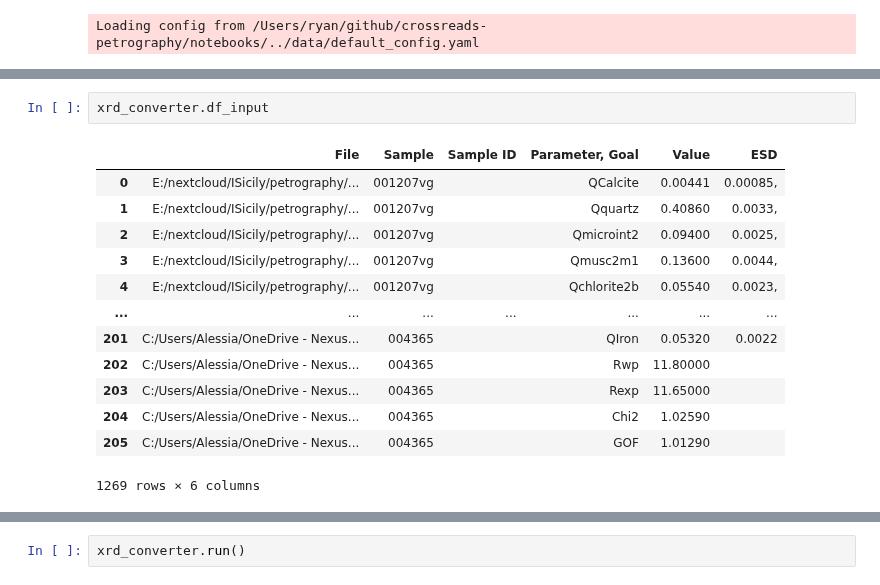
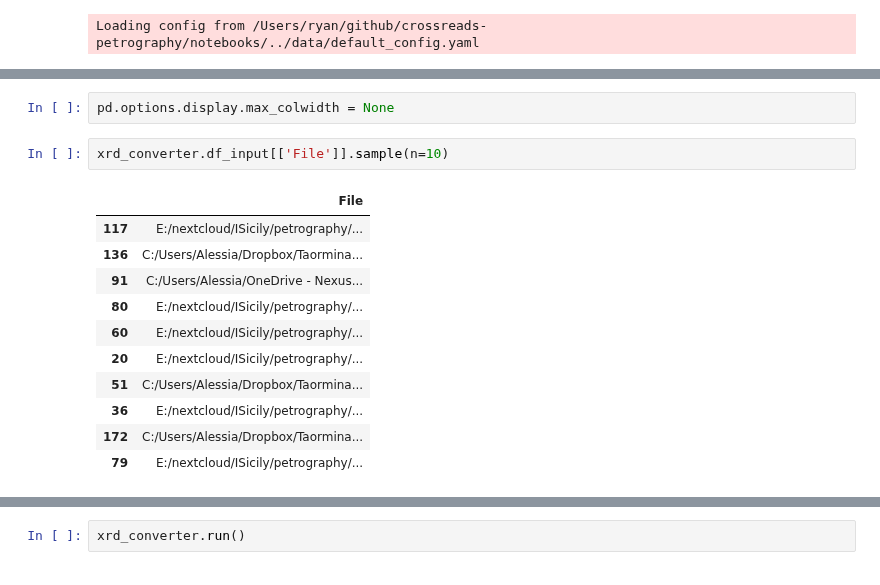
Before and after one commit to kingsdigitallab/crossreads-petrography, a Jupyter notebook: notebooks/XRD.ipynb, the cells around one changed output, grey strips where cells are left out. Cells and saved outputs as stored; diff of their text form.

```diff
--- a/notebooks/XRD.ipynb
+++ b/notebooks/XRD.ipynb
@@ -8,16 +22,16 @@ xrd_converter = XRDConverter()
+# %%
+pd.options.display.max_colwidth = None
 # %%
-xrd_converter.df_input
+xrd_converter.df_input[['File']].sample(n=10)
 # %% [output]
-|  | File | Sample | Sample ID | Parameter, Goal | Value | ESD |
-| 0 | E:/nextcloud/ISicily/petrography/... | 001207vg |  | QCalcite | 0.00441 | 0.00085, |
-| 1 | E:/nextcloud/ISicily/petrography/... | 001207vg |  | Qquartz | 0.40860 | 0.0033, |
-| 2 | E:/nextcloud/ISicily/petrography/... | 001207vg |  | Qmicroint2 | 0.09400 | 0.0025, |
-| 3 | E:/nextcloud/ISicily/petrography/... | 001207vg |  | Qmusc2m1 | 0.13600 | 0.0044, |
-| 4 | E:/nextcloud/ISicily/petrography/... | 001207vg |  | Qchlorite2b | 0.05540 | 0.0023, |
-| ... | ... | ... | ... | ... | ... | ... |
-| 201 | C:/Users/Alessia/OneDrive - Nexus... | 004365 |  | QIron | 0.05320 | 0.0022 |
-| 202 | C:/Users/Alessia/OneDrive - Nexus... | 004365 |  | Rwp | 11.80000 |  |
-| 203 | C:/Users/Alessia/OneDrive - Nexus... | 004365 |  | Rexp | 11.65000 |  |
-| 204 | C:/Users/Alessia/OneDrive - Nexus... | 004365 |  | Chi2 | 1.02590 |  |
-| 205 | C:/Users/Alessia/OneDrive - Nexus... | 004365 |  | GOF | 1.01290 |  |
+|  | File |
+| 117 | E:/nextcloud/ISicily/petrography/... |
+| 136 | C:/Users/Alessia/Dropbox/Taormina... |
+| 91 | C:/Users/Alessia/OneDrive - Nexus... |
+| 80 | E:/nextcloud/ISicily/petrography/... |
+| 60 | E:/nextcloud/ISicily/petrography/... |
+| 20 | E:/nextcloud/ISicily/petrography/... |
+| 51 | C:/Users/Alessia/Dropbox/Taormina... |
+| 36 | E:/nextcloud/ISicily/petrography/... |
+| 172 | C:/Users/Alessia/Dropbox/Taormina... |
+| 79 | E:/nextcloud/ISicily/petrography/... |
-1269 rows × 6 columns
```
Also changed, not shown: parts of 10 cells of this notebook, 3 other files.
